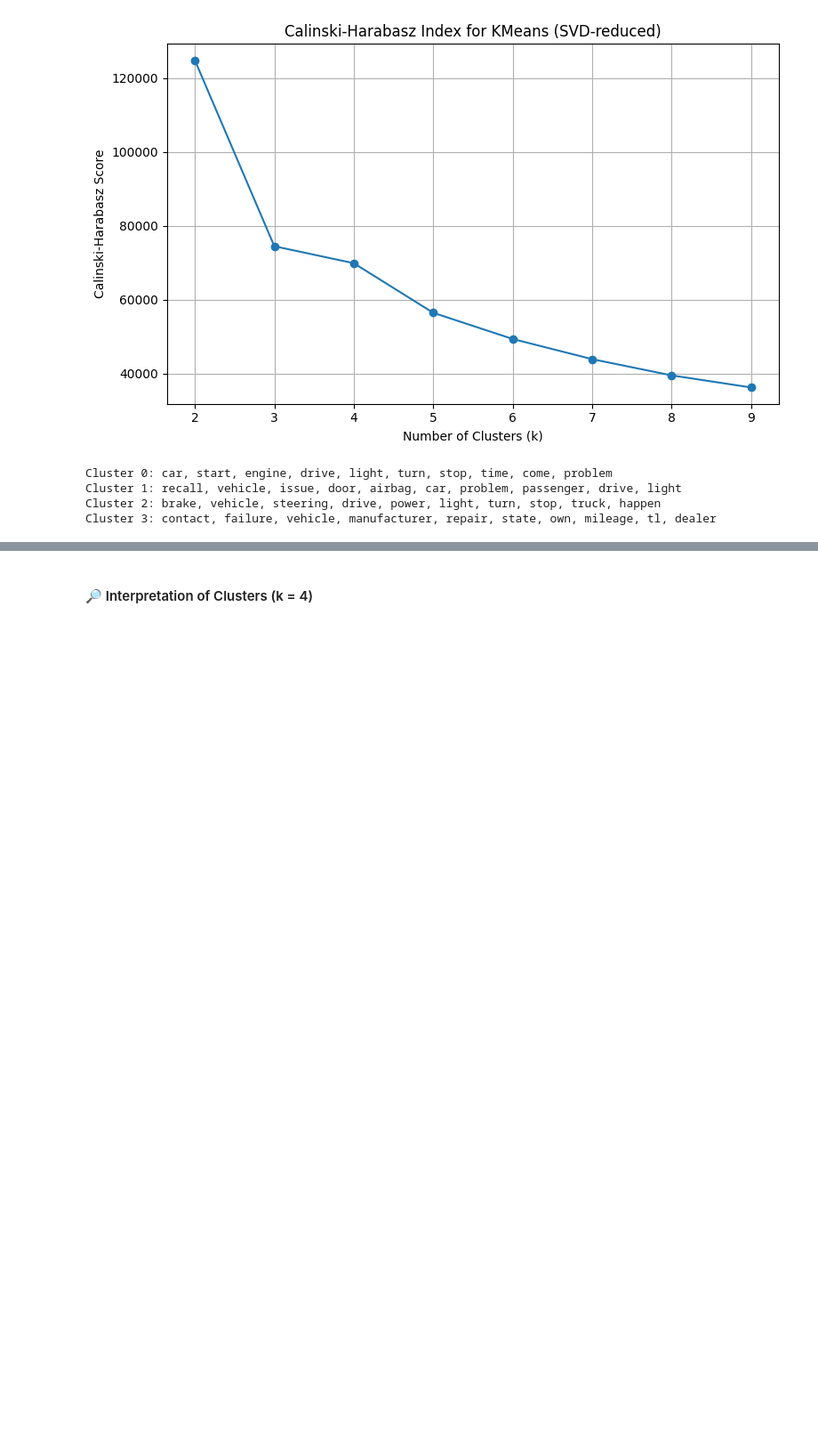
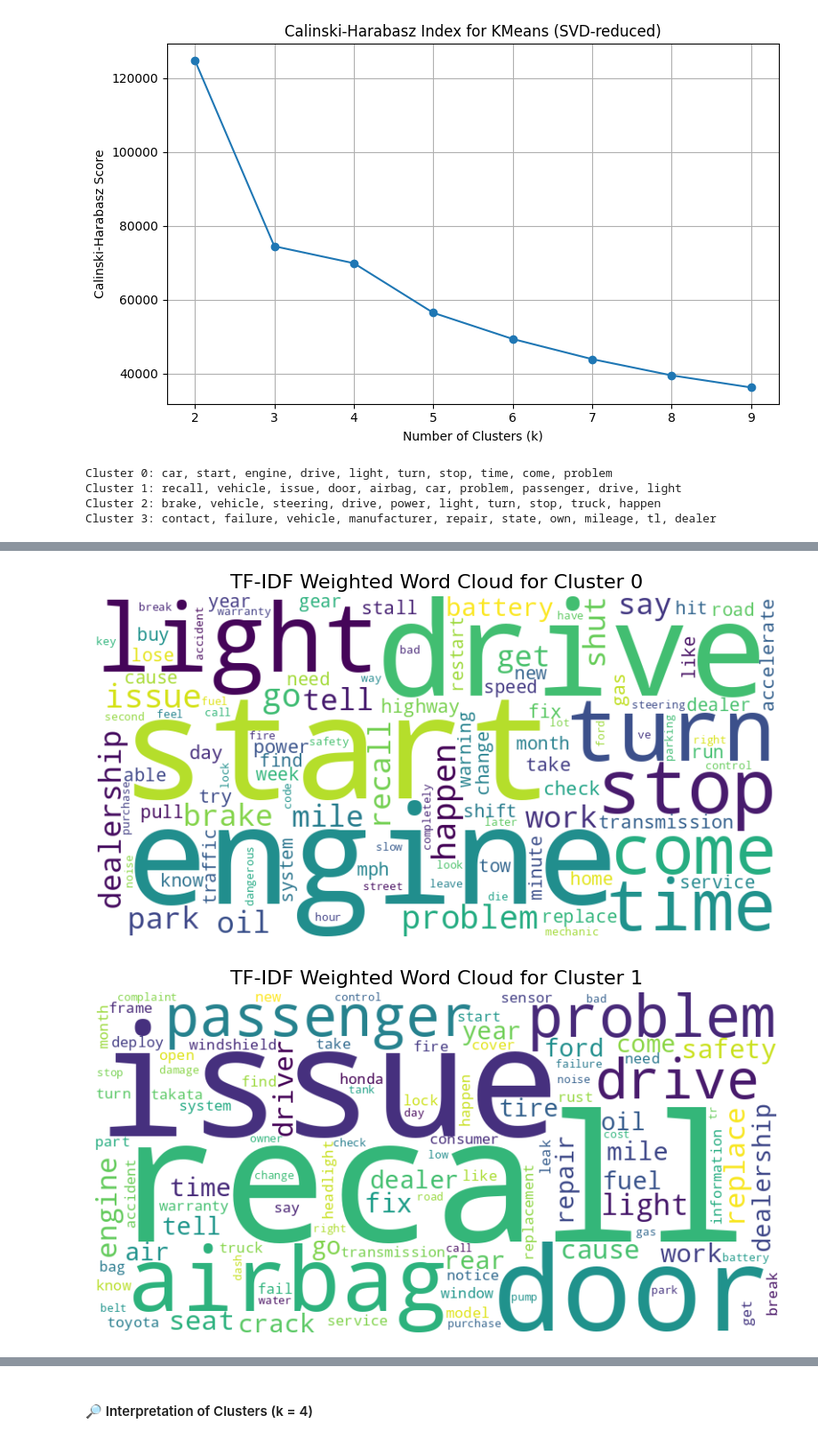
Before and after one commit to VrynWizard/NHTSA_Complaint_Text_Mining, a Jupyter notebook: Vehicle_Complaints_NLP_Analysis.ipynb, the cells around one changed output, grey strips where cells are left out. Shown at 89% size. Saved outputs shown, nothing was run; the diff lists cells and outputs as text; code cells hidden in the pictures; blank space fills up the shorter version.

```diff
--- a/Vehicle_Complaints_NLP_Analysis.ipynb
+++ b/Vehicle_Complaints_NLP_Analysis.ipynb
@@ -204,0 +243,30 @@ Cluster 3: contact, failure, vehicle, manufacturer, repair, state, own, mileage,
+# %%
+terms = tfidf.get_feature_names_out()
+centroids = kmeans.cluster_centers_
+
+# List of words you want to exclude
+exclude_words = {"vehicle", "car"}  # Add your own words here
+
+for cluster_num, centroid in enumerate(centroids):
+    # Filter out the excluded words
+    word_weights = {
+        terms[i]: centroid[i]
+        for i in range(len(terms))
+        if centroid[i] > 0 and terms[i] not in exclude_words
+    }
+
+    wordcloud = WordCloud(
+        width=800,
+        height=400,
+        background_color='white',
+        max_words=100
+    ).generate_from_frequencies(word_weights)
+
+    plt.figure(figsize=(10, 5))
+    plt.imshow(wordcloud, interpolation='bilinear')
+    plt.axis('off')
+    plt.title(f'TF-IDF Weighted Word Cloud for Cluster {cluster_num}', fontsize=16)
+    plt.show()
+# %% [output]
+[figure, added]
+[figure, added]
```
Also changed, not shown: parts of 13 cells of this notebook, 1 other file.
